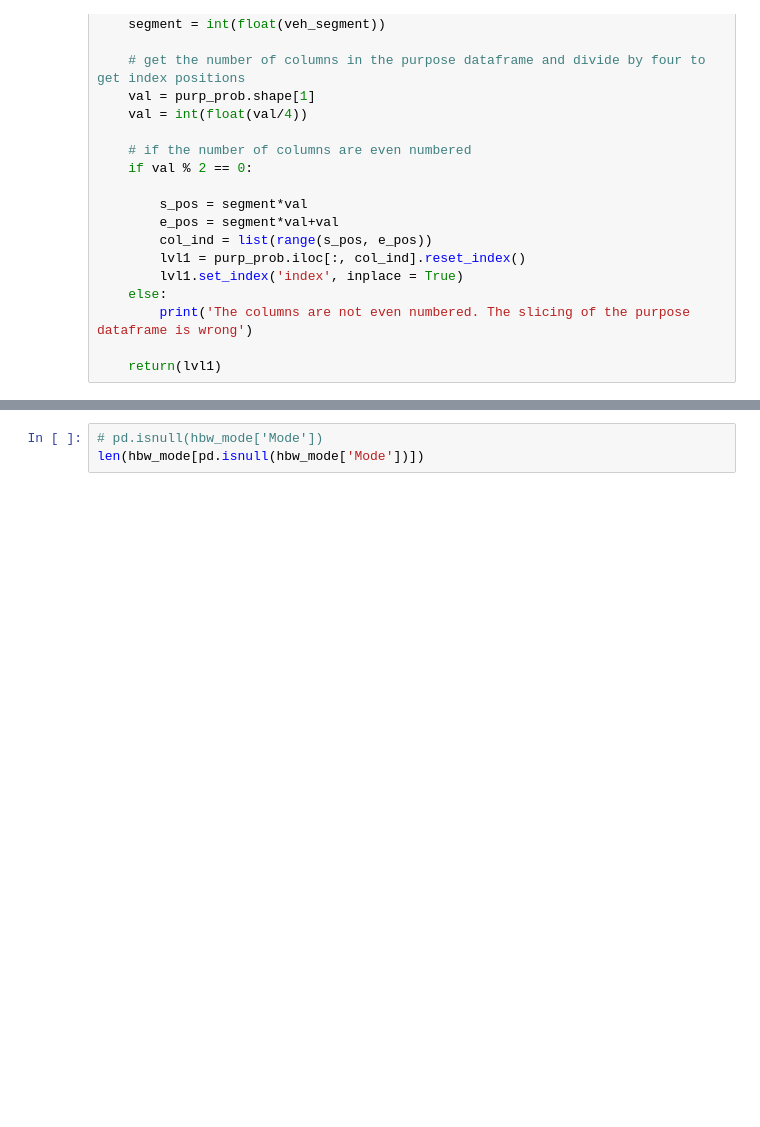
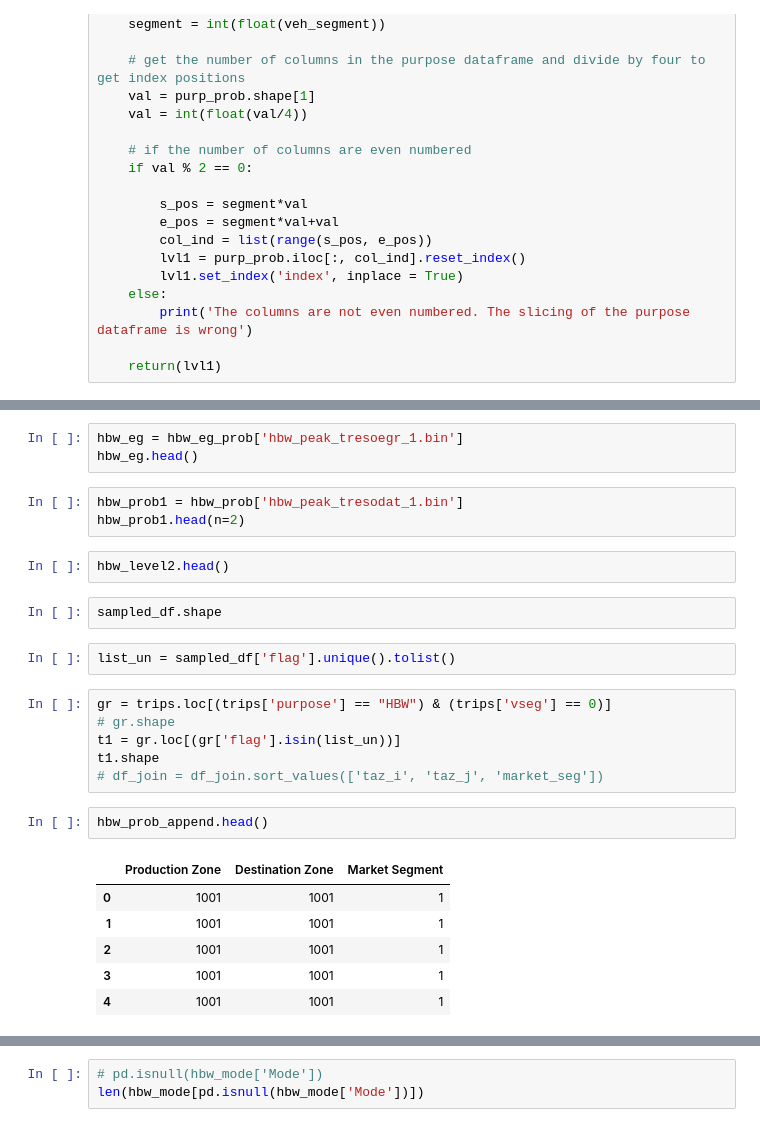
Before and after one commit to DuggalM/R-Codes, a Jupyter notebook: IMM_UsingProb_Cheval.ipynb, the cells around one changed output, grey strips where cells are left out. Saved outputs shown, nothing was run; the diff lists cells and outputs as text; blank space fills up the shorter version.

```diff
--- a/IMM_UsingProb_Cheval.ipynb
+++ b/IMM_UsingProb_Cheval.ipynb
@@ -815,0 +1148,27 @@ def prob_df_longtermchoice(trips_df, purpose, df_prob, veh_segment):
+# %%
+hbw_eg = hbw_eg_prob['hbw_peak_tresoegr_1.bin']
+hbw_eg.head()
+# %%
+hbw_prob1 = hbw_prob['hbw_peak_tresodat_1.bin']
+hbw_prob1.head(n=2)
+# %%
+hbw_level2.head()
+# %%
+sampled_df.shape
+# %%
+list_un = sampled_df['flag'].unique().tolist()
+# %%
+gr = trips.loc[(trips['purpose'] == "HBW") & (trips['vseg'] == 0)]
+# gr.shape
+t1 = gr.loc[(gr['flag'].isin(list_un))]
+t1.shape
+# df_join = df_join.sort_values(['taz_i', 'taz_j', 'market_seg'])
+# %%
+hbw_prob_append.head()
+# %% [output]
+|  | Production Zone | Destination Zone | Market Segment |
+| 0 | 1001 | 1001 | 1 |
+| 1 | 1001 | 1001 | 1 |
+| 2 | 1001 | 1001 | 1 |
+| 3 | 1001 | 1001 | 1 |
+| 4 | 1001 | 1001 | 1 |
```
Also changed, not shown: parts of 86 cells of this notebook, 5 other files.
